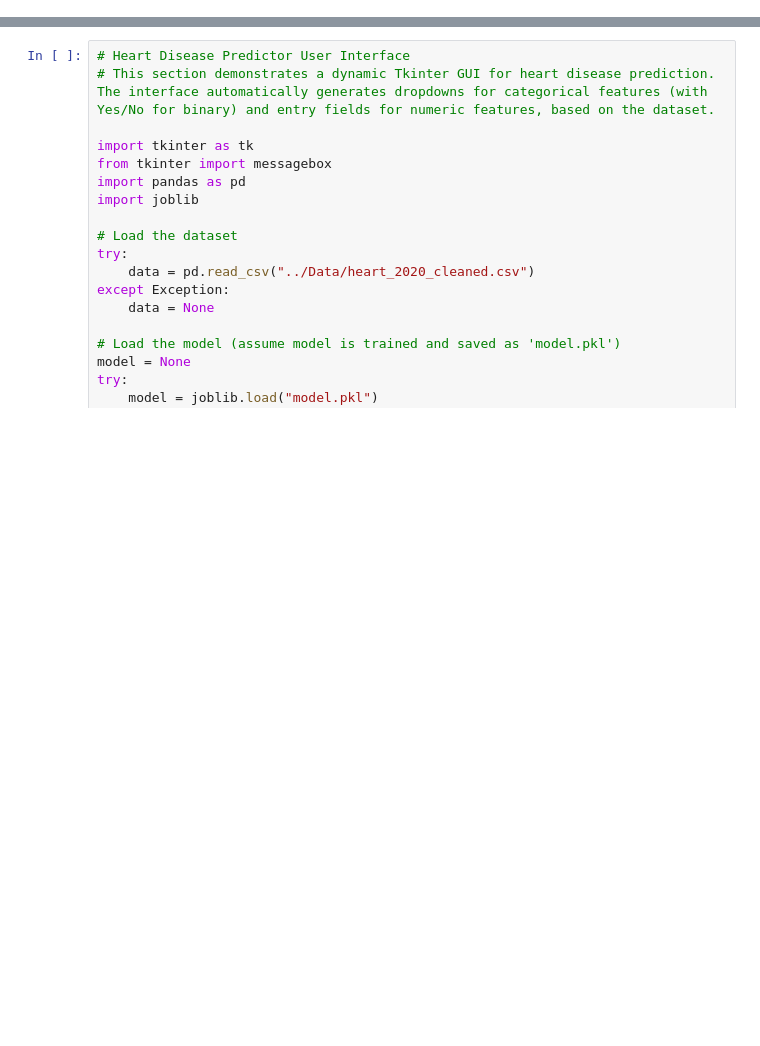
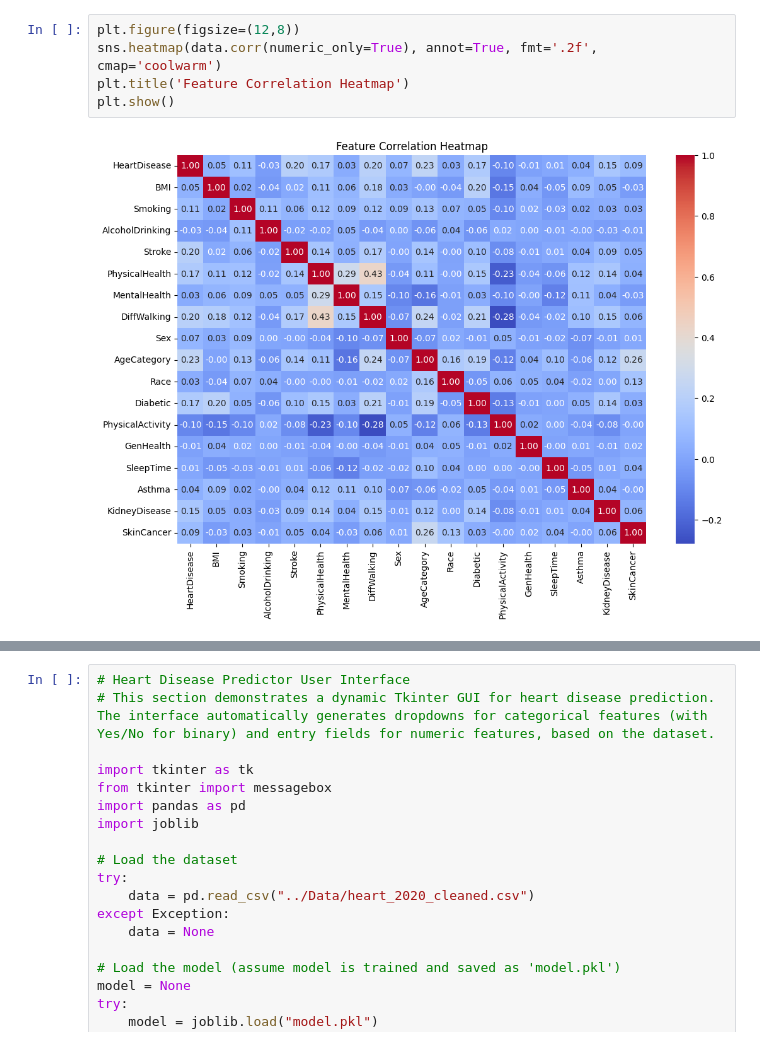
Before and after one commit to 208ahadhasan/Heart-Disease-Predictor, a Jupyter notebook: Notebook/heart_disease_prediction.ipynb, the cells around one changed output, grey strips where cells are left out. Cells and saved outputs as stored; diff of their text form; blank space fills up the shorter version.

```diff
--- a/Notebook/heart_disease_prediction.ipynb
+++ b/Notebook/heart_disease_prediction.ipynb
@@ -62,0 +153,7 @@ weighted avg       0.87      0.90      0.88     63959
+# %%
+plt.figure(figsize=(12,8))
+sns.heatmap(data.corr(numeric_only=True), annot=True, fmt='.2f', cmap='coolwarm')
+plt.title('Feature Correlation Heatmap')
+plt.show()
+# %% [output]
+[figure, added]
```
Also changed, not shown: parts of 11 cells of this notebook.
